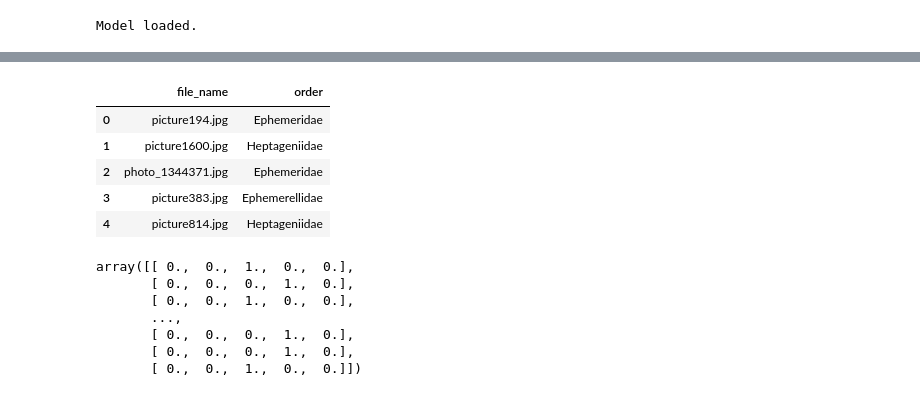
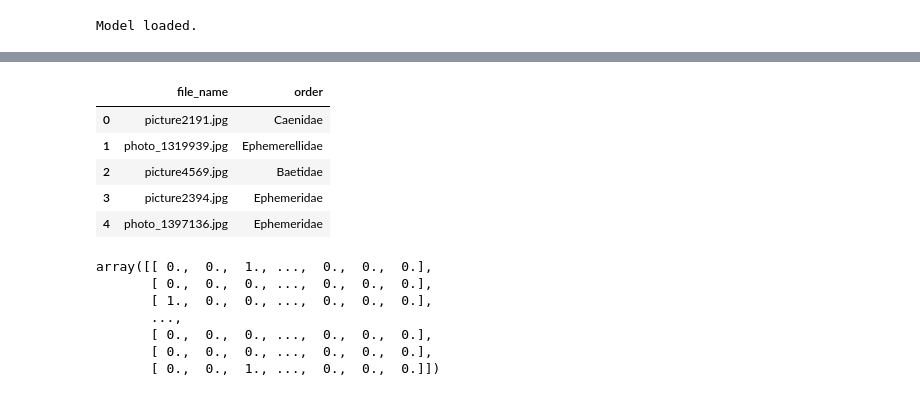
Before and after one commit to timothy-salazar/water-bugs, a Jupyter notebook: src/family_identification.ipynb, the cells around one changed output, grey strips where cells are left out. Drawn from its saved outputs; the diff is of its cells as text; code cells hidden in the pictures.

```diff
--- a/src/family_identification.ipynb
+++ b/src/family_identification.ipynb
@@ -151,28 +173,28 @@ model.evaluate_generator(validation_generator,steps=15)
 import cv2
 # %%
 import pandas as pd
-df = pd.read_csv('../data/test2/xy.txt')
+df = pd.read_csv('../data/test_f2/xy.txt')
 df.head()
 # %% [output]
 |  | file_name | order |
-| 0 | picture194.jpg | Ephemeridae |
-| 1 | picture1600.jpg | Heptageniidae |
-| 2 | photo_1344371.jpg | Ephemeridae |
-| 3 | picture383.jpg | Ephemerellidae |
-| 4 | picture814.jpg | Heptageniidae |
+| 0 | picture2191.jpg | Caenidae |
+| 1 | photo_1319939.jpg | Ephemerellidae |
+| 2 | picture4569.jpg | Baetidae |
+| 3 | picture2394.jpg | Ephemeridae |
+| 4 | photo_1397136.jpg | Ephemeridae |
 # %%
 t = test_generator.class_indices
 # %%
-y_cat = np_utils.to_categorical([t[i] for i in df.order], 5)
+y_cat = np_utils.to_categorical([t[i] for i in df.order], 21)
 y_cat
 # %% [output]
-array([[ 0.,  0.,  1.,  0.,  0.],
-       [ 0.,  0.,  0.,  1.,  0.],
-       [ 0.,  0.,  1.,  0.,  0.],
+array([[ 0.,  0.,  1., ...,  0.,  0.,  0.],
+       [ 0.,  0.,  0., ...,  0.,  0.,  0.],
+       [ 1.,  0.,  0., ...,  0.,  0.,  0.],
        ...,
-       [ 0.,  0.,  0.,  1.,  0.],
-       [ 0.,  0.,  0.,  1.,  0.],
-       [ 0.,  0.,  1.,  0.,  0.]])
+       [ 0.,  0.,  0., ...,  0.,  0.,  0.],
+       [ 0.,  0.,  0., ...,  0.,  0.,  0.],
+       [ 0.,  0.,  1., ...,  0.,  0.,  0.]])
 # %%
 iml = []
 for f,o in zip(df.file_name,df.order):
```
Also changed, not shown: parts of 18 cells of this notebook, 1 other file.
